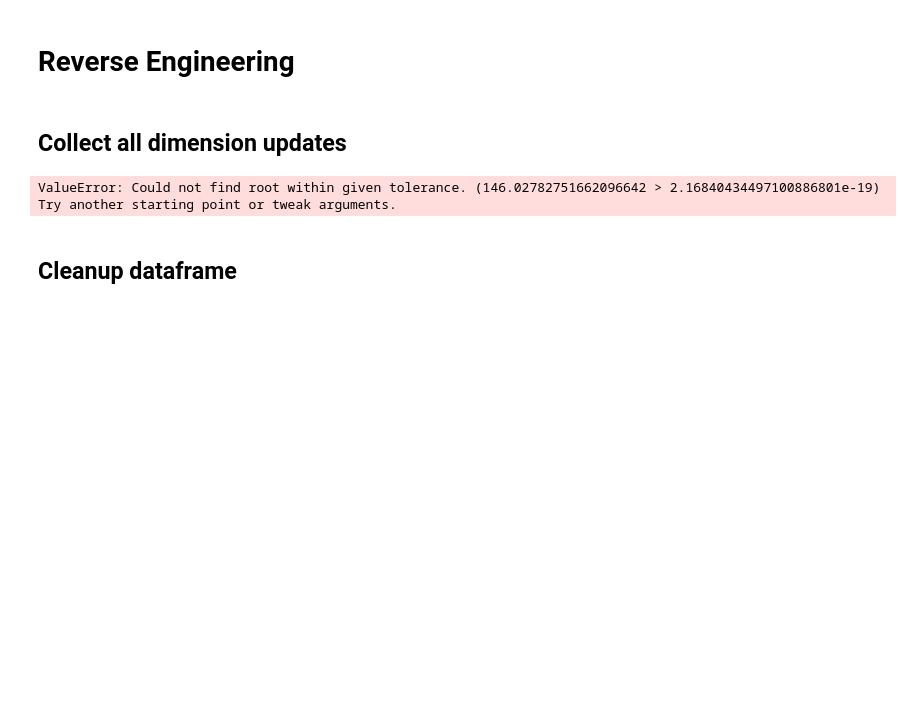
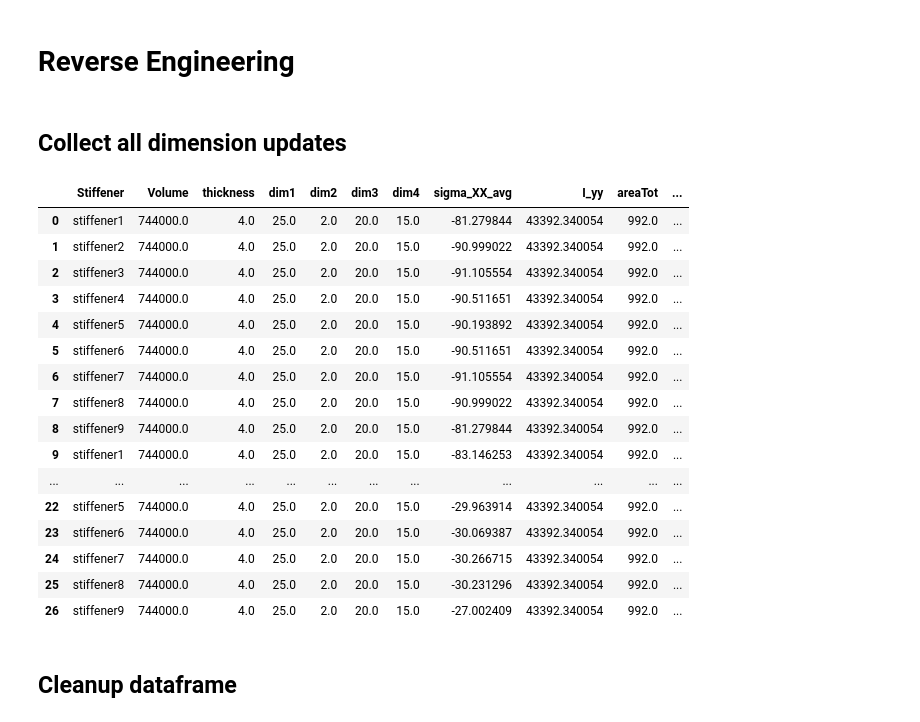
Before and after one commit to fabianober/tum-ase-project-2025-1_2, a Jupyter notebook: prototyping_notebooks/task_1f.ipynb, the cells around one changed output. Cells and saved outputs as stored; diff of their text form; code cells hidden in the pictures; blank space fills up the shorter version.

Commit message:
Further worked on reverse Engineering the columns

```diff
--- a/prototyping_notebooks/task_1f.ipynb
+++ b/prototyping_notebooks/task_1f.ipynb
@@ -505,14 +505,29 @@ evaluateDf.to_csv(f'../data/{name}/output/stringerScore.csv', index=False)
 ## Collect all dimension updates
 # %%
 
-updateDF[['new_dim1', 'new_dim2', 'new_dim3']] = updateDF.apply(reverseAllDims, EModulus=EModulus,
+updateDF[['new_dim1', 'new_dim3','new_dim4']] = updateDF.apply(reverseAllDims, EModulus=EModulus,
                                                                             stringerPitch=stringer_pitch,
                                                                             length=stringer_element_length*3,
                                                                              RFgoal=0.9, axis=1, result_type='expand')
 updateDF
 # %% [output]
-ValueError: Could not find root within given tolerance. (146.02782751662096642 > 2.16840434497100886801e-19)
-Try another starting point or tweak arguments.
+|  | Stiffener | Volume | thickness | dim1 | dim2 | dim3 | dim4 | sigma_XX_avg | I_yy | areaTot | ... |
+| 0 | stiffener1 | 744000.0 | 4.0 | 25.0 | 2.0 | 20.0 | 15.0 | -81.279844 | 43392.340054 | 992.0 | ... |
+| 1 | stiffener2 | 744000.0 | 4.0 | 25.0 | 2.0 | 20.0 | 15.0 | -90.999022 | 43392.340054 | 992.0 | ... |
+| 2 | stiffener3 | 744000.0 | 4.0 | 25.0 | 2.0 | 20.0 | 15.0 | -91.105554 | 43392.340054 | 992.0 | ... |
+| 3 | stiffener4 | 744000.0 | 4.0 | 25.0 | 2.0 | 20.0 | 15.0 | -90.511651 | 43392.340054 | 992.0 | ... |
+| 4 | stiffener5 | 744000.0 | 4.0 | 25.0 | 2.0 | 20.0 | 15.0 | -90.193892 | 43392.340054 | 992.0 | ... |
+| 5 | stiffener6 | 744000.0 | 4.0 | 25.0 | 2.0 | 20.0 | 15.0 | -90.511651 | 43392.340054 | 992.0 | ... |
+| 6 | stiffener7 | 744000.0 | 4.0 | 25.0 | 2.0 | 20.0 | 15.0 | -91.105554 | 43392.340054 | 992.0 | ... |
+| 7 | stiffener8 | 744000.0 | 4.0 | 25.0 | 2.0 | 20.0 | 15.0 | -90.999022 | 43392.340054 | 992.0 | ... |
+| 8 | stiffener9 | 744000.0 | 4.0 | 25.0 | 2.0 | 20.0 | 15.0 | -81.279844 | 43392.340054 | 992.0 | ... |
+| 9 | stiffener1 | 744000.0 | 4.0 | 25.0 | 2.0 | 20.0 | 15.0 | -83.146253 | 43392.340054 | 992.0 | ... |
+| ... | ... | ... | ... | ... | ... | ... | ... | ... | ... | ... | ... |
+| 22 | stiffener5 | 744000.0 | 4.0 | 25.0 | 2.0 | 20.0 | 15.0 | -29.963914 | 43392.340054 | 992.0 | ... |
+| 23 | stiffener6 | 744000.0 | 4.0 | 25.0 | 2.0 | 20.0 | 15.0 | -30.069387 | 43392.340054 | 992.0 | ... |
+| 24 | stiffener7 | 744000.0 | 4.0 | 25.0 | 2.0 | 20.0 | 15.0 | -30.266715 | 43392.340054 | 992.0 | ... |
+| 25 | stiffener8 | 744000.0 | 4.0 | 25.0 | 2.0 | 20.0 | 15.0 | -30.231296 | 43392.340054 | 992.0 | ... |
+| 26 | stiffener9 | 744000.0 | 4.0 | 25.0 | 2.0 | 20.0 | 15.0 | -27.002409 | 43392.340054 | 992.0 | ... |
 # %% [markdown]
 ## Cleanup dataframe
 # %%
```
Also changed, not shown: parts of 24 cells of this notebook, 6 other files.
